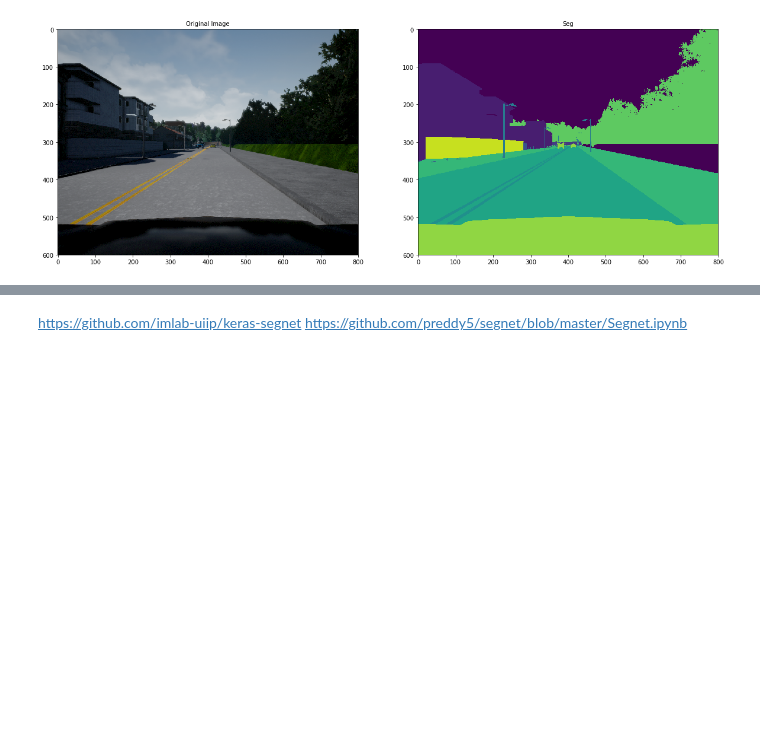
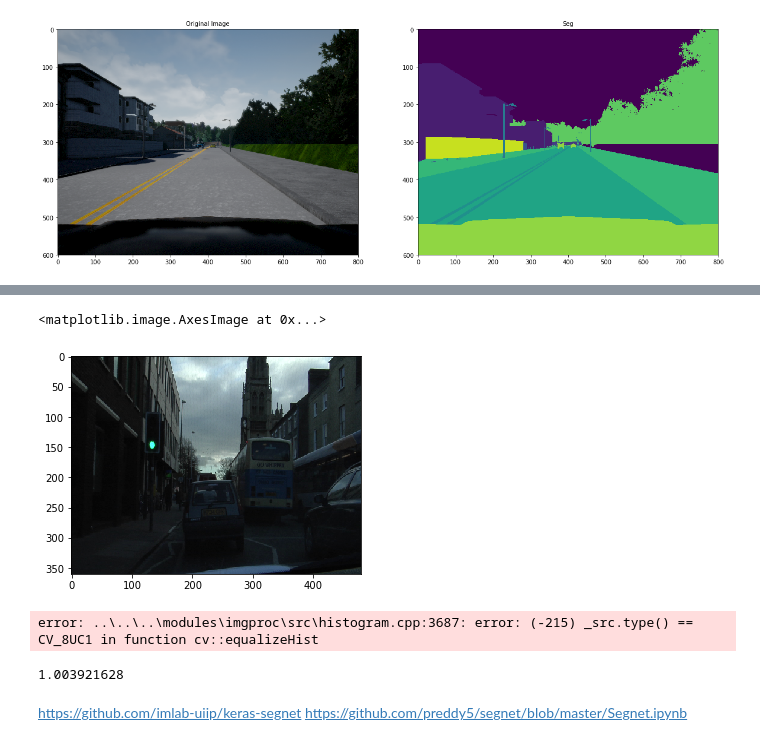
Before and after one commit to hc167/Lyft-Challenge, a Jupyter notebook: Lyft_segnet.ipynb, the cells around one changed output, grey strips where cells are left out. Cells and saved outputs as stored; diff of their text form; code cells hidden in the pictures; blank space fills up the shorter version.

```diff
--- a/Lyft_segnet.ipynb
+++ b/Lyft_segnet.ipynb
@@ -76,3 +96,44 @@ DisplayImage(img, img2, 'Original Image', 'Seg')
+# %%
+testimg = mpimg.imread('../segnet/SegNet-Tutorial/CamVid/train/0001TP_006690.png')
+plt.imshow(testimg)
+# %% [output]
+<matplotlib.image.AxesImage at 0x...>
+[figure, added]
+# %%
+def normalized(rgb):
+def normalize(x):
+    _min = np.min(x)
+    _max = np.max(x)
+    return (x - _min)/(_max - _min)
+    #return rgb/255.0
+    norm=np.zeros((rgb.shape[0], rgb.shape[1], 3),np.float32)
+
+    b=rgb[:,:,0]
+    g=rgb[:,:,1]
+    r=rgb[:,:,2]
+
+    norm[:,:,0]=cv2.equalizeHist(b)
+    norm[:,:,1]=cv2.equalizeHist(g)
+    norm[:,:,2]=cv2.equalizeHist(r)
+
+    return norm
+
+def one_hot_it(labels):
+    x = np.zeros([360,480,12])
+    for i in range(360):
+        for j in range(480):
+            x[i,j,labels[i][j]]=1
+    return x
+
+testimg2 = np.rollaxis(normalized(testimg),2)
+# %% [output]
+error: ..\..\..\modules\imgproc\src\histogram.cpp:3687: error: (-215) _src.type() == CV_8UC1 in function cv::equalizeHist
+# %%
+x = 100
+y = 300
+print(img3[x, y]*256)
+# %% [output]
+1.003921628
 # %% [markdown]
 https://github.com/imlab-uiip/keras-segnet
 https://github.com/preddy5/segnet/blob/master/Segnet.ipynb
```
Also changed, not shown: parts of 5 cells of this notebook.
